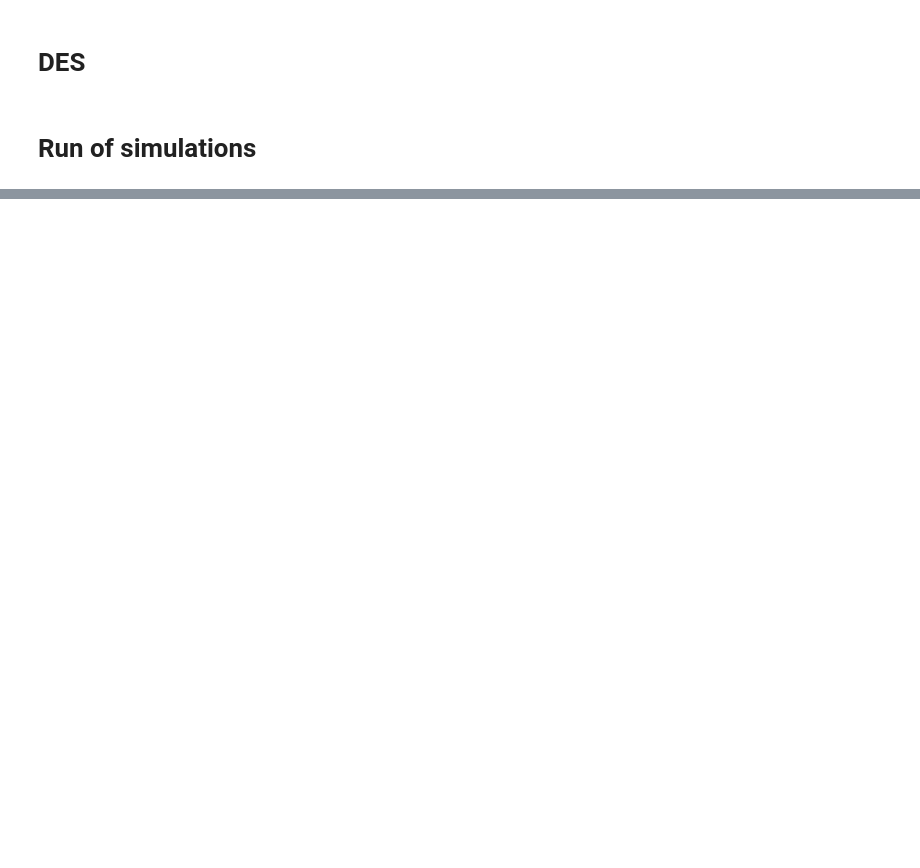
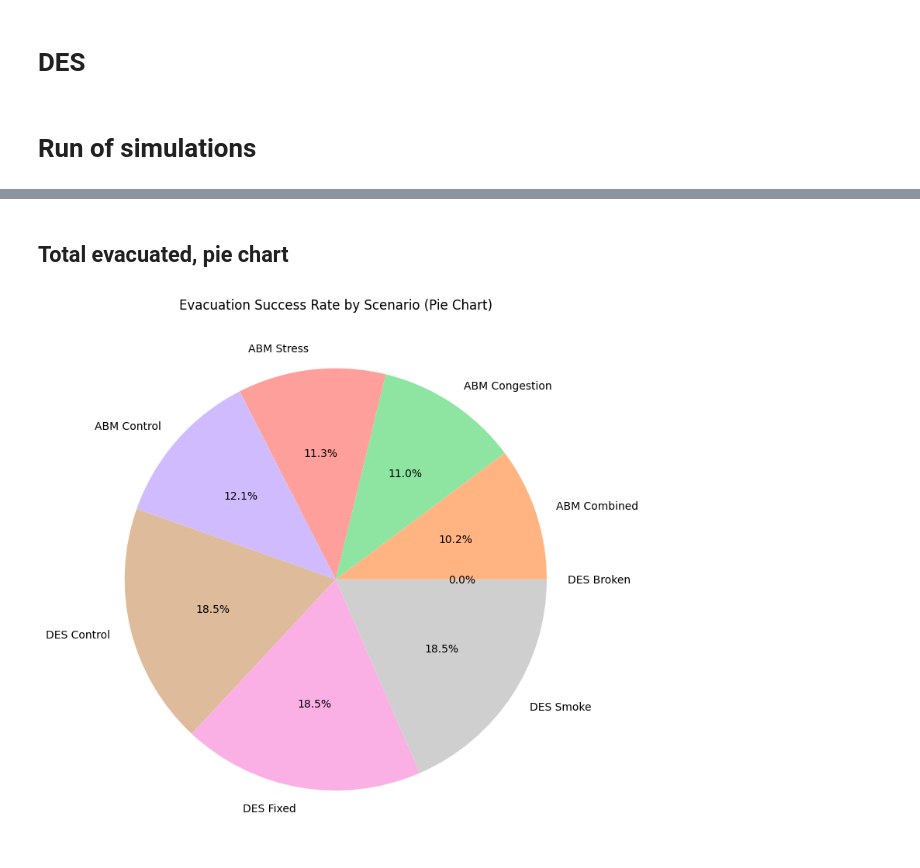
Before and after one commit to chigvintseva/UniProject-AST, a Jupyter notebook: ast_main.ipynb, the cells around one changed output, grey strips where cells are left out. Cells and saved outputs as stored; diff of their text form; code cells hidden in the pictures; blank space fills up the shorter version.

```diff
--- a/ast_main.ipynb
+++ b/ast_main.ipynb
@@ -315,0 +407,11 @@ plt.show()
+# %% [markdown]
+## Total evacuated, pie chart
+# %%
+plt.figure(figsize=(8, 8))
+pie_data = all_sim.groupby('scenario')['evacuated'].mean().sort_values()
+plt.pie(pie_data, labels=pie_data.index, autopct='%1.1f%%', colors=sns.color_palette('pastel'))
+plt.title("Evacuation Success Rate by Scenario (Pie Chart)")
+plt.tight_layout()
+plt.show()
+# %% [output]
+[figure, added]
```
Also changed, not shown: parts of 33 cells of this notebook.
